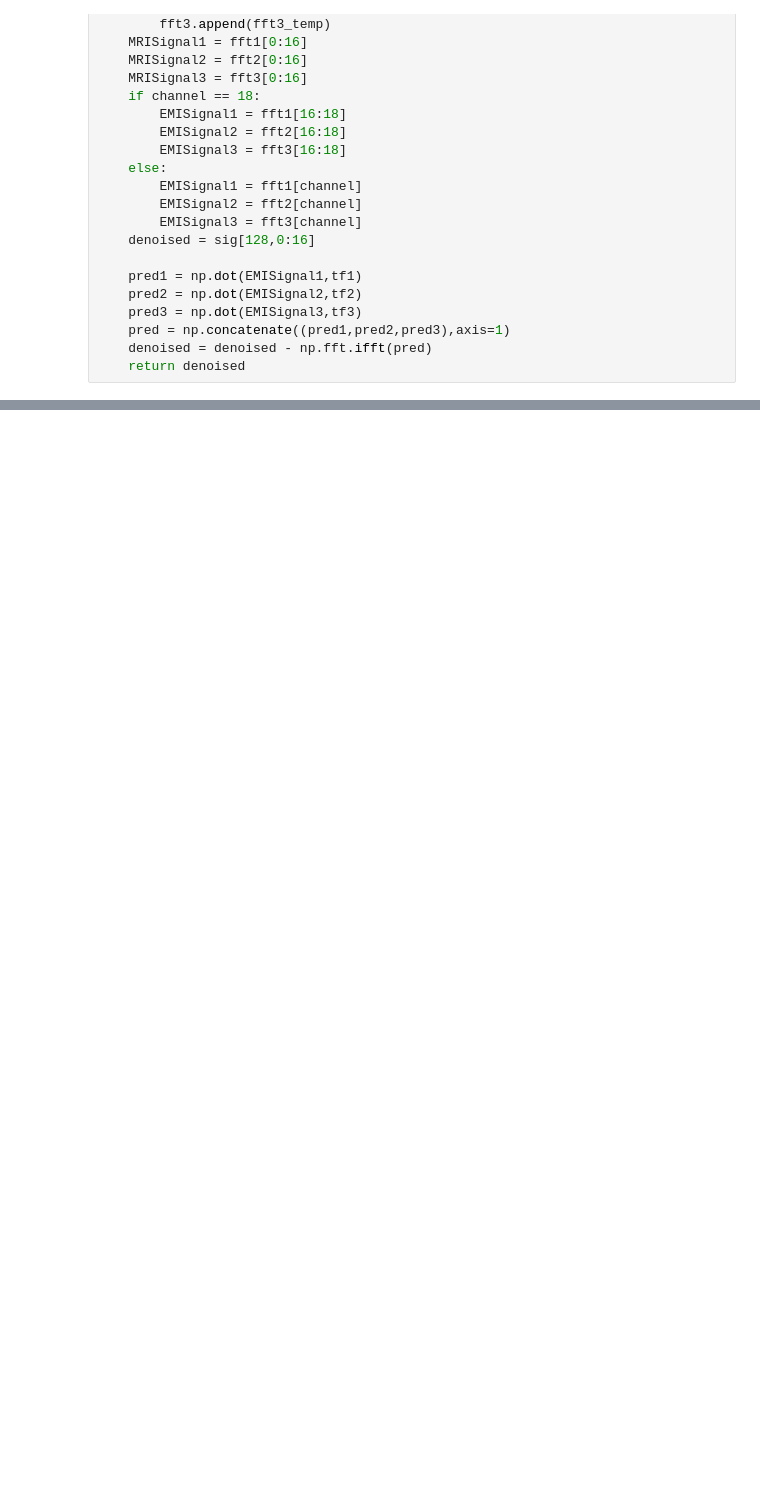
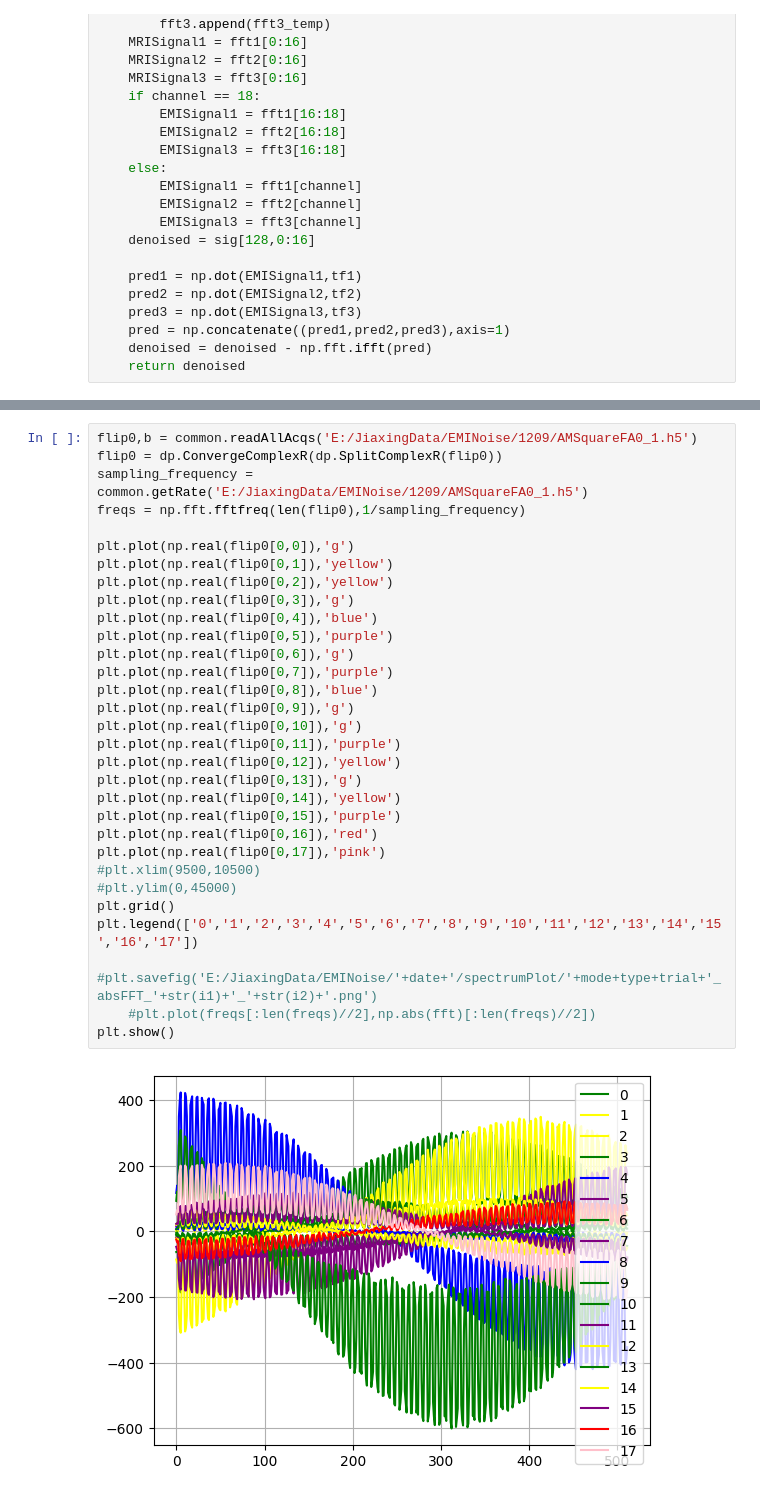
Before and after one commit to jiaxingh825/MRI-Image-Processing-using-Deep-Learning, a Jupyter notebook: ANS_Scripts/codeTestingSandbox.ipynb, the cells around one changed output, grey strips where cells are left out. Cells and saved outputs as stored; diff of their text form; blank space fills up the shorter version.

Commit message:
update spectrum analysis

```diff
--- a/ANS_Scripts/codeTestingSandbox.ipynb
+++ b/ANS_Scripts/codeTestingSandbox.ipynb
@@ -238,0 +292,33 @@ P-value: 4.959634742091464e-159
+# %%
+flip0,b = common.readAllAcqs('E:/JiaxingData/EMINoise/1209/AMSquareFA0_1.h5')
+flip0 = dp.ConvergeComplexR(dp.SplitComplexR(flip0))
+sampling_frequency = common.getRate('E:/JiaxingData/EMINoise/1209/AMSquareFA0_1.h5')
+freqs = np.fft.fftfreq(len(flip0),1/sampling_frequency)
+
+plt.plot(np.real(flip0[0,0]),'g')
+plt.plot(np.real(flip0[0,1]),'yellow')
+plt.plot(np.real(flip0[0,2]),'yellow')
+plt.plot(np.real(flip0[0,3]),'g')
+plt.plot(np.real(flip0[0,4]),'blue')
+plt.plot(np.real(flip0[0,5]),'purple')
+plt.plot(np.real(flip0[0,6]),'g')
+plt.plot(np.real(flip0[0,7]),'purple')
+plt.plot(np.real(flip0[0,8]),'blue')
+plt.plot(np.real(flip0[0,9]),'g')
+plt.plot(np.real(flip0[0,10]),'g')
+plt.plot(np.real(flip0[0,11]),'purple')
+plt.plot(np.real(flip0[0,12]),'yellow')
+plt.plot(np.real(flip0[0,13]),'g')
+plt.plot(np.real(flip0[0,14]),'yellow')
+plt.plot(np.real(flip0[0,15]),'purple')
+plt.plot(np.real(flip0[0,16]),'red')
+plt.plot(np.real(flip0[0,17]),'pink')
+#plt.xlim(9500,10500)
+#plt.ylim(0,45000)
+plt.grid()
+plt.legend(['0','1','2','3','4','5','6','7','8','9','10','11','12','13','14','15','16','17'])
+    #plt.savefig('E:/JiaxingData/EMINoise/'+date+'/spectrumPlot/'+mode+type+trial+'_absFFT_'+str(i1)+'_'+str(i2)+'.png')
+    #plt.plot(freqs[:len(freqs)//2],np.abs(fft)[:len(freqs)//2])
+plt.show()
+# %% [output]
+[figure, added]
```
Also changed, not shown: parts of 11 cells of this notebook, 2 other files.
